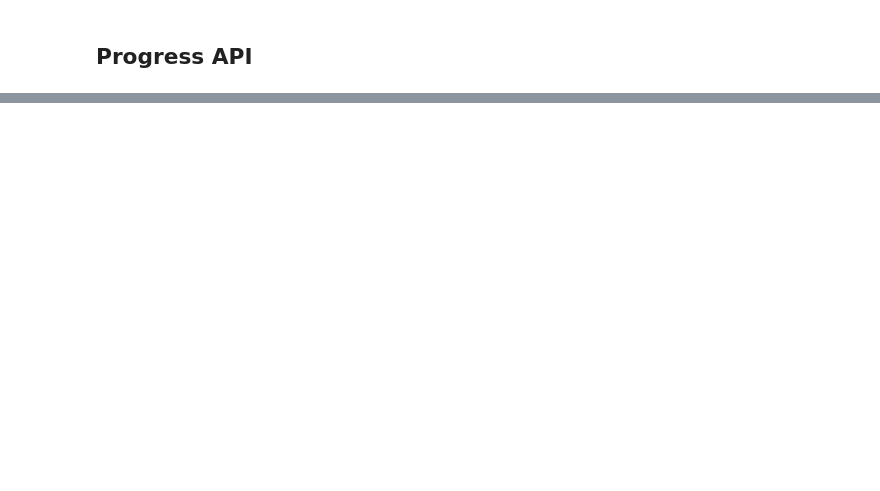
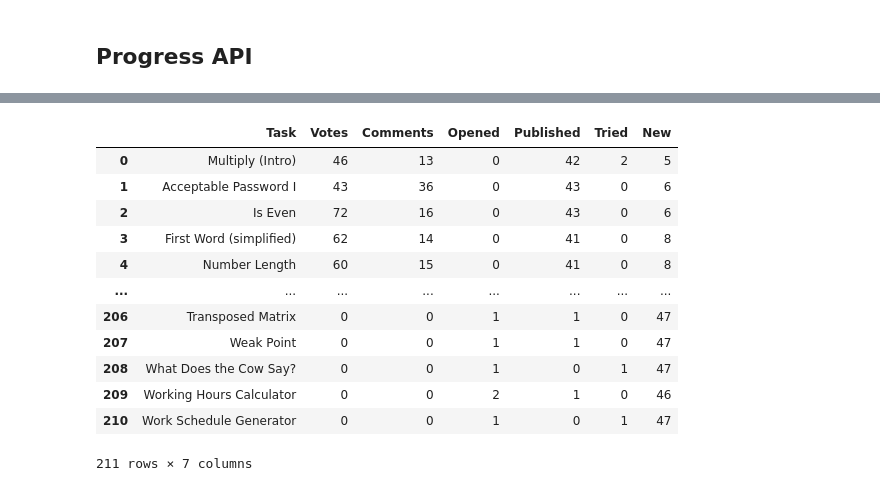
Before and after one commit to Nemczek/checkio_database, a Jupyter notebook: pyCheckio_class_database.ipynb, the cells around one changed output, grey strips where cells are left out. Saved outputs shown, nothing was run; the diff lists cells and outputs as text; code cells hidden in the pictures; blank space fills up the shorter version.

Commit message:
Extracted task data do pandas DataFrame

```diff
--- a/pyCheckio_class_database.ipynb
+++ b/pyCheckio_class_database.ipynb
@@ -103,0 +124,14 @@ usernames
+# %%
+# Save names of tasks to list
+tasks = []
+for task in progress_data:
+  if task['title'] not in tasks:
+    tasks.append(task['title'])
+tasks
+# %%
+# unique statuses
+statuses = []
+for task in progress_data:
+  for user in task['data']:
+    statuses.append(user['status'])
+set(statuses)
@@ -103,0 +140,18 @@ usernames
+# %%
+# Get [[task_name, num_of_votes, num_of_comments, num_opened, num_published, num_tried, num_new]]
+list_of_tasks = []
+for task in progress_data:
+  num_of_votes = 0
+  num_of_comments = 0
+  num_of_tries = 0
+  list_of_statuses = []
+  for entry in task['data']:
+    list_of_statuses.append(entry['status'])
+    for solution in entry['solutions']:
+      num_of_votes += solution['votes']
+      num_of_comments += solution['comments']
+  counter_object = Counter(list_of_statuses)
+  list_of_tasks.append([task['title'], num_of_votes, num_of_comments,
+                        counter_object['opened'], counter_object['published'],
+                        counter_object['tried'], counter_object['new']])
+list_of_tasks
@@ -103,0 +176,21 @@ usernames
+# %%
+# Change list of lists to pandas DataFrame
+# Get [[task_name, num_of_votes, num_of_comments, num_opened, num_published, num_tried, num_new]]
+task_data = pd.DataFrame(list_of_tasks, columns=['Task', 'Votes', 'Comments',
+                                                 'Opened', 'Published', 'Tried',
+                                                 'New'])
+task_data
+# %% [output]
+|  | Task | Votes | Comments | Opened | Published | Tried | New |
+| 0 | Multiply (Intro) | 46 | 13 | 0 | 42 | 2 | 5 |
+| 1 | Acceptable Password I | 43 | 36 | 0 | 43 | 0 | 6 |
+| 2 | Is Even | 72 | 16 | 0 | 43 | 0 | 6 |
+| 3 | First Word (simplified) | 62 | 14 | 0 | 41 | 0 | 8 |
+| 4 | Number Length | 60 | 15 | 0 | 41 | 0 | 8 |
+| ... | ... | ... | ... | ... | ... | ... | ... |
+| 206 | Transposed Matrix | 0 | 0 | 1 | 1 | 0 | 47 |
+| 207 | Weak Point | 0 | 0 | 1 | 1 | 0 | 47 |
+| 208 | What Does the Cow Say? | 0 | 0 | 1 | 0 | 1 | 47 |
+| 209 | Working Hours Calculator | 0 | 0 | 2 | 1 | 0 | 46 |
+| 210 | Work Schedule Generator | 0 | 0 | 1 | 0 | 1 | 47 |
+211 rows × 7 columns
```
Also changed, not shown: parts of 10 cells of this notebook.
